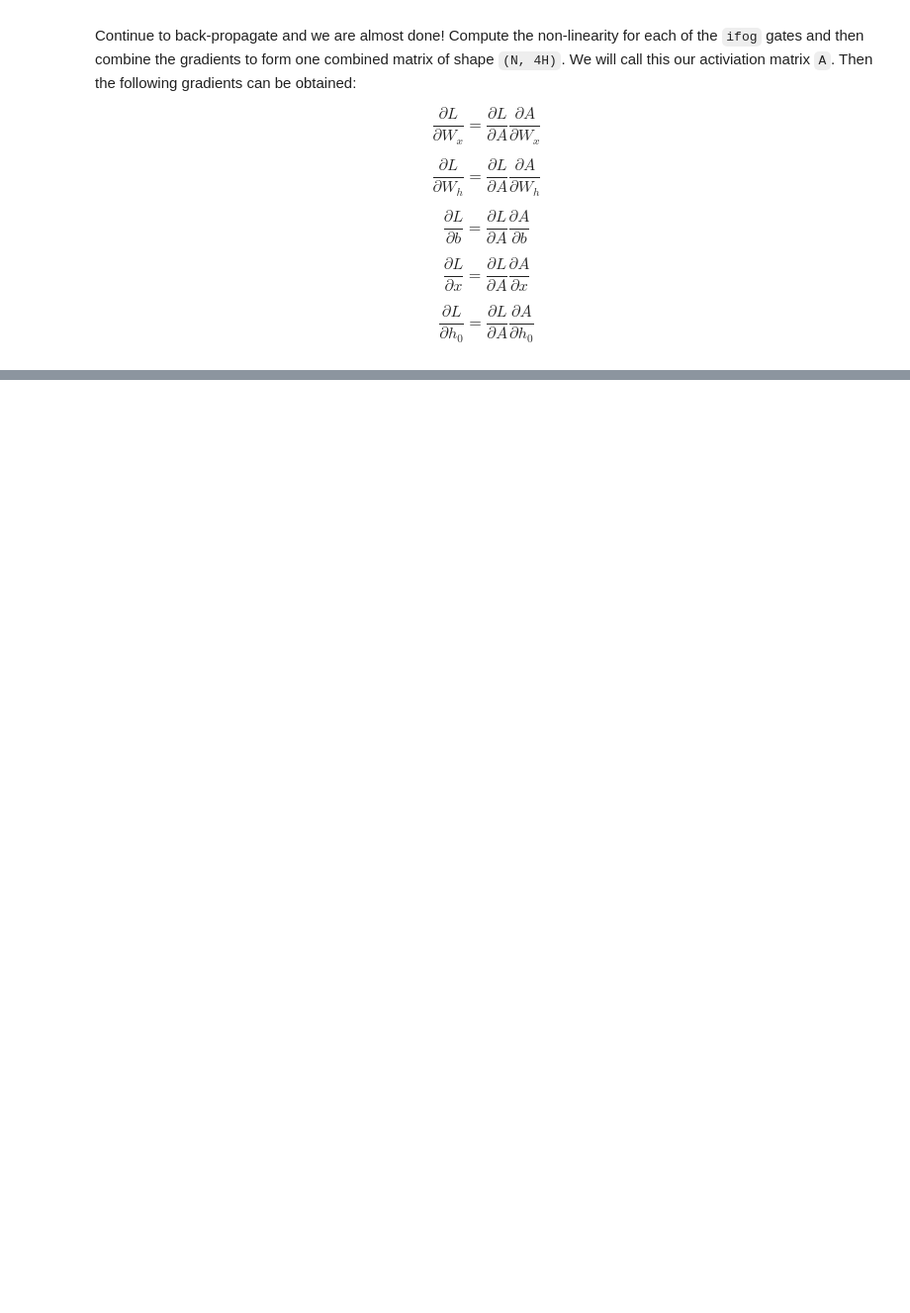
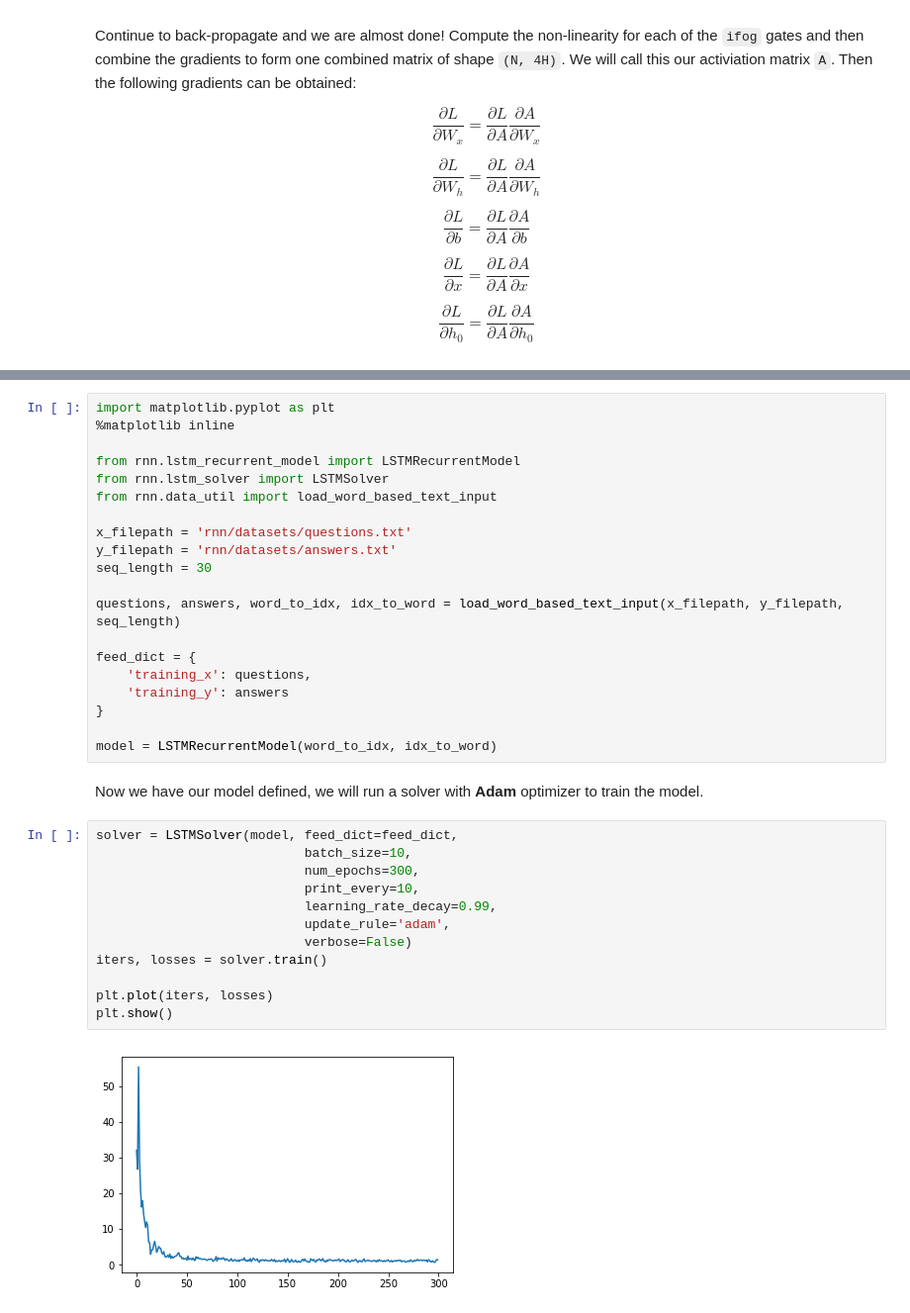
Before and after one commit to calvinfeng/machine-learning-notebook, a Jupyter notebook: recurrent_neural_network/long_short_term_memory.ipynb, the cells around one changed output, grey strips where cells are left out. Shown at 99% size. Drawn from its saved outputs; the diff is of its cells as text; blank space fills up the shorter version.

```diff
--- a/recurrent_neural_network/long_short_term_memory.ipynb
+++ b/recurrent_neural_network/long_short_term_memory.ipynb
@@ -316,0 +438,36 @@ $$
+# %%
+import matplotlib.pyplot as plt
+%matplotlib inline
+
+from rnn.lstm_recurrent_model import LSTMRecurrentModel
+from rnn.lstm_solver import LSTMSolver
+from rnn.data_util import load_word_based_text_input
+
+x_filepath = 'rnn/datasets/questions.txt'
+y_filepath = 'rnn/datasets/answers.txt'
+seq_length = 30
+
+questions, answers, word_to_idx, idx_to_word = load_word_based_text_input(x_filepath, y_filepath, seq_length)
+
+feed_dict = {
+    'training_x': questions,
+    'training_y': answers
+}
+
+model = LSTMRecurrentModel(word_to_idx, idx_to_word)
+# %% [markdown]
+Now we have our model defined, we will run a solver with **Adam** optimizer to train the model.
+# %%
+solver = LSTMSolver(model, feed_dict=feed_dict,
+                           batch_size=10,
+                           num_epochs=300,
+                           print_every=10,
+                           learning_rate_decay=0.99,
+                           update_rule='adam',
+                           verbose=False)
+iters, losses = solver.train()
+
+plt.plot(iters, losses)
+plt.show()
+# %% [output]
+[figure, added]
```
Also changed, not shown: parts of 10 cells of this notebook, 5 other files.
